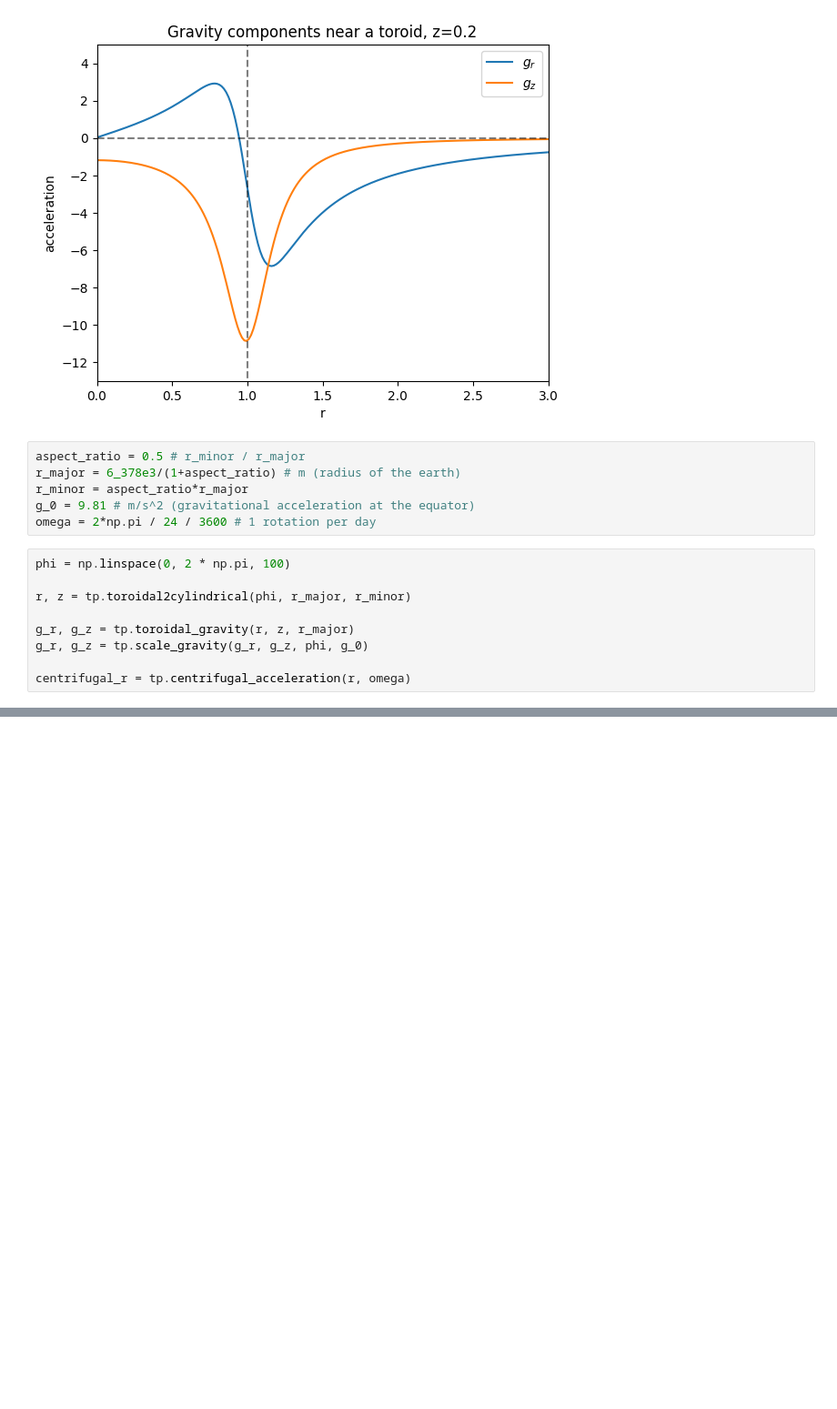
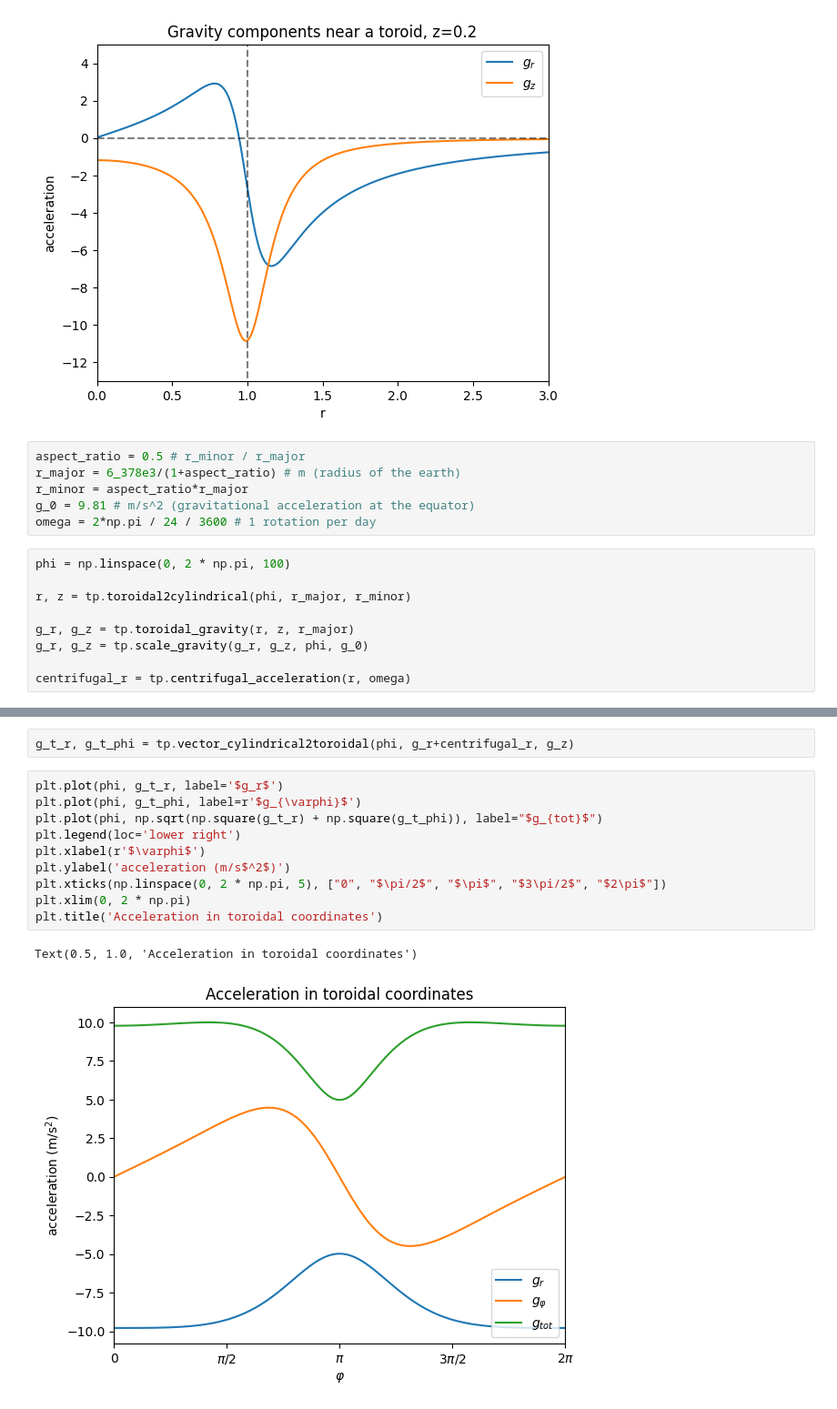
Before and after one commit to dana-grund/HPC4WC, a Jupyter notebook: projects/2023/project06_shallow_water/toroidal_physics/test_toroidal_physics.ipynb, the cells around one changed output, grey strips where cells are left out. Shown at 91% size. Cells and saved outputs as stored; diff of their text form; blank space fills up the shorter version.

```diff
--- a/projects/2023/project06_shallow_water/toroidal_physics/test_toroidal_physics.ipynb
+++ b/projects/2023/project06_shallow_water/toroidal_physics/test_toroidal_physics.ipynb
@@ -105,0 +107,15 @@ Text(0, 0.5, 'centrifugal acceleration (ms$^{-2}$)')
+# %%
+g_t_r, g_t_phi = tp.vector_cylindrical2toroidal(phi, g_r+centrifugal_r, g_z)
+# %%
+plt.plot(phi, g_t_r, label='$g_r$')
+plt.plot(phi, g_t_phi, label=r'$g_{\varphi}$')
+plt.plot(phi, np.sqrt(np.square(g_t_r) + np.square(g_t_phi)), label="$g_{tot}$")
+plt.legend(loc='lower right')
+plt.xlabel(r'$\varphi$')
+plt.ylabel('acceleration (m/s$^2$)')
+plt.xticks(np.linspace(0, 2 * np.pi, 5), ["0", "$\pi/2$", "$\pi$", "$3\pi/2$", "$2\pi$"])
+plt.xlim(0, 2 * np.pi)
+plt.title('Acceleration in toroidal coordinates')
+# %% [output]
+Text(0.5, 1.0, 'Acceleration in toroidal coordinates')
+[figure, added]
```
Also changed, not shown: parts of 6 cells of this notebook, 2 other files.
